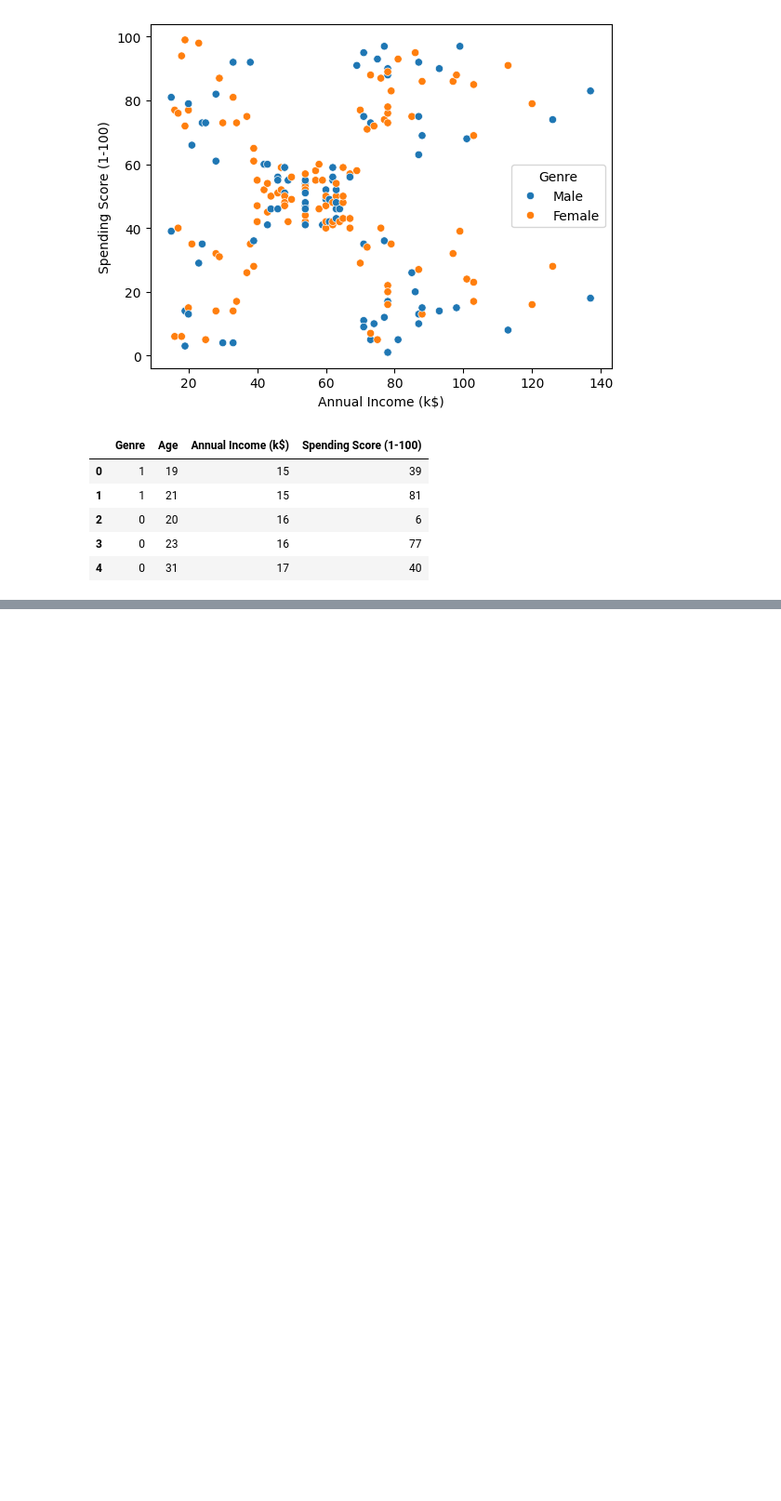
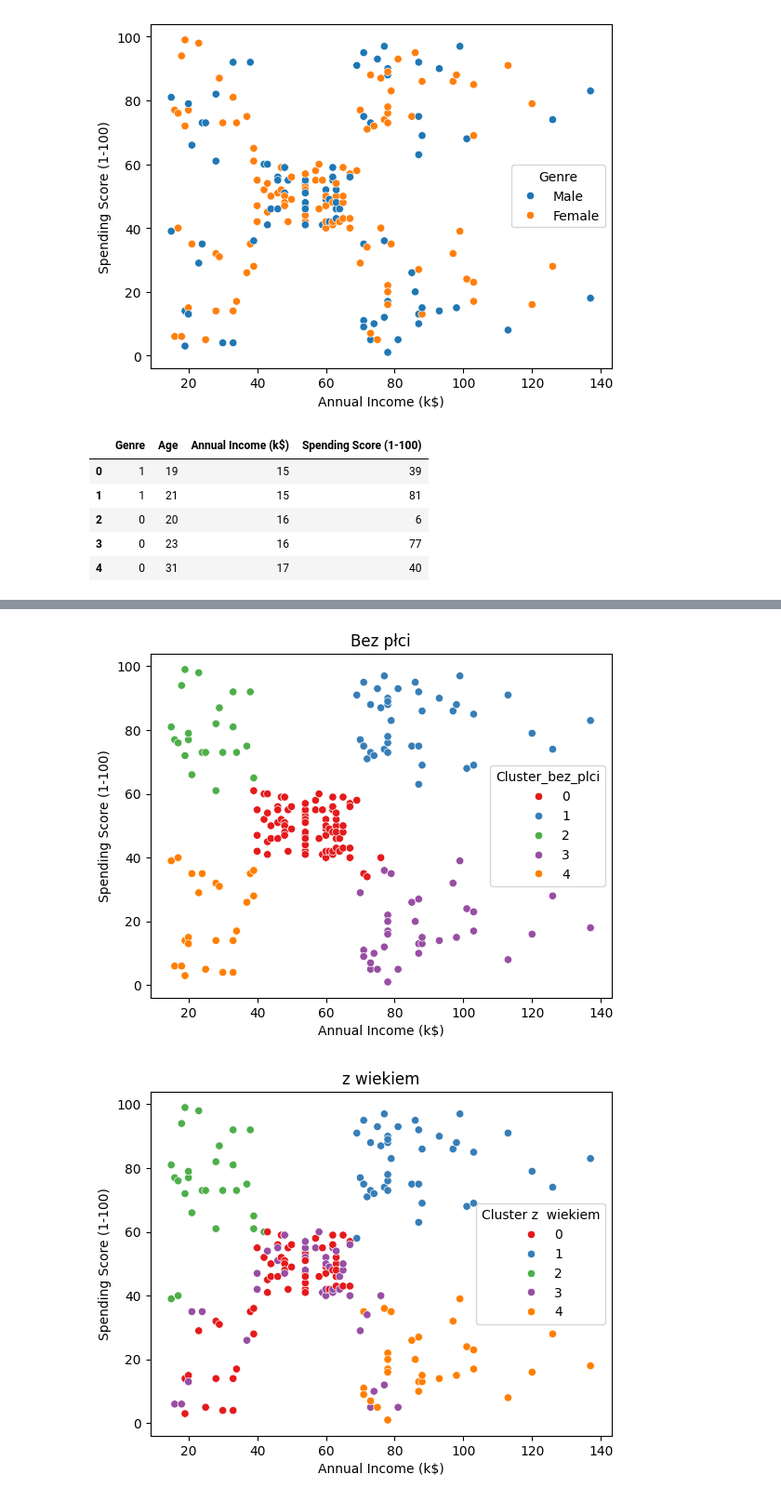
Before and after one commit to dokede/ML, a Jupyter notebook: customers/customers.ipynb, the cells around one changed output, grey strips where cells are left out. Shown at 93% size. Saved outputs shown, nothing was run; the diff lists cells and outputs as text; code cells hidden in the pictures; blank space fills up the shorter version.

```diff
--- a/customers/customers.ipynb
+++ b/customers/customers.ipynb
@@ -73,0 +93,10 @@ IndexError: only integers, slices (`:`), ellipsis (`...`), numpy.newaxis (`None`
+# %%
+X = df[['Annual Income (k$)', 'Spending Score (1-100)']]
+
+scaler = StandardScaler()
+X_scaled = scaler.fit_transform(X)
+
+kmeans = KMeans(n_clusters=5, random_state=42)
+df['Cluster_bez_plci'] = kmeans.fit_predict(X_scaled)
+
+print(df.groupby('Cluster_bez_plci')[['Annual Income (k$)', 'Spending Score (1-100)']].mean().round(1))
@@ -73,0 +111,11 @@ IndexError: only integers, slices (`:`), ellipsis (`...`), numpy.newaxis (`None`
+# %%
+
+X = df[['Age', 'Annual Income (k$)', 'Spending Score (1-100)']]
+
+scaler = StandardScaler()
+X_scaled = scaler.fit_transform(X)
+
+kmeans = KMeans(n_clusters=5, random_state=42)
+df['Cluster z  wiekiem'] = kmeans.fit_predict(X_scaled)
+
+print(df.groupby('Cluster z  wiekiem')[['Age', 'Annual Income (k$)', 'Spending Score (1-100)']].mean().round(1))
@@ -73,0 +130,15 @@ IndexError: only integers, slices (`:`), ellipsis (`...`), numpy.newaxis (`None`
+# %%
+# bez płci
+sns.scatterplot(data=df, x='Annual Income (k$)', y='Spending Score (1-100)',
+                hue='Cluster_bez_plci', palette='Set1')
+plt.title('Bez płci')
+plt.show()
+
+# z wiekiem
+sns.scatterplot(data=df, x='Annual Income (k$)', y='Spending Score (1-100)',
+                hue='Cluster z  wiekiem', palette='Set1')
+plt.title('z wiekiem')
+plt.show()
+# %% [output]
+[figure, added]
+[figure, added]
```
Also changed, not shown: parts of 16 cells of this notebook.
